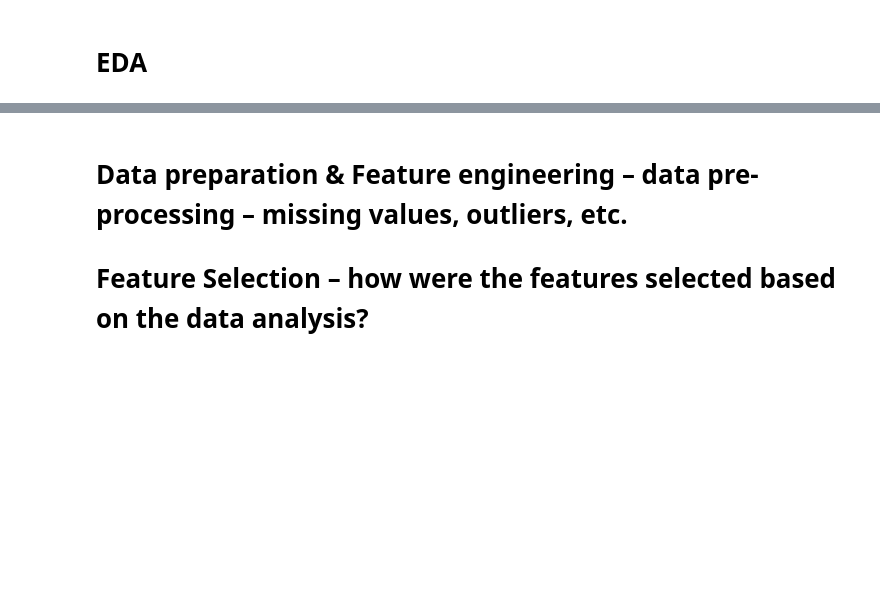
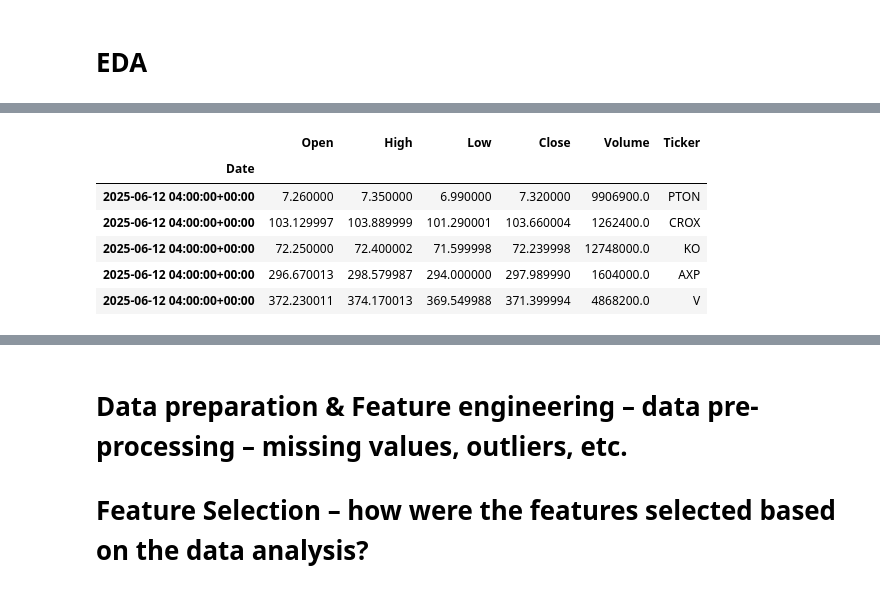
Before and after one commit to Anitra-Hernandez/AAI510_Group6Project, a Jupyter notebook: FinalProject_1.ipynb, the cells around one changed output, grey strips where cells are left out. Cells and saved outputs as stored; diff of their text form; code cells hidden in the pictures; blank space fills up the shorter version.

```diff
--- a/FinalProject_1.ipynb
+++ b/FinalProject_1.ipynb
@@ -10,0 +80,11 @@
+# %%
+df_filtered.set_index('Date', inplace=True)
+df_filtered.head()
+# %% [output]
+|  | Open | High | Low | Close | Volume | Ticker |
+| Date |  |  |  |  |  |  |
+| 2025-06-12 04:00:00+00:00 | 7.260000 | 7.350000 | 6.990000 | 7.320000 | 9906900.0 | PTON |
+| 2025-06-12 04:00:00+00:00 | 103.129997 | 103.889999 | 101.290001 | 103.660004 | 1262400.0 | CROX |
+| 2025-06-12 04:00:00+00:00 | 72.250000 | 72.400002 | 71.599998 | 72.239998 | 12748000.0 | KO |
+| 2025-06-12 04:00:00+00:00 | 296.670013 | 298.579987 | 294.000000 | 297.989990 | 1604000.0 | AXP |
+| 2025-06-12 04:00:00+00:00 | 372.230011 | 374.170013 | 369.549988 | 371.399994 | 4868200.0 | V |
```
Also changed, not shown: parts of 20 cells of this notebook.
